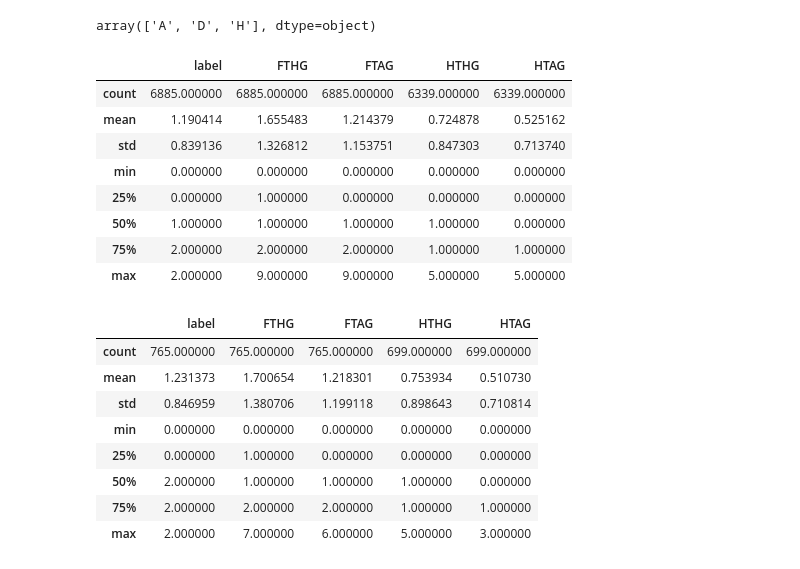
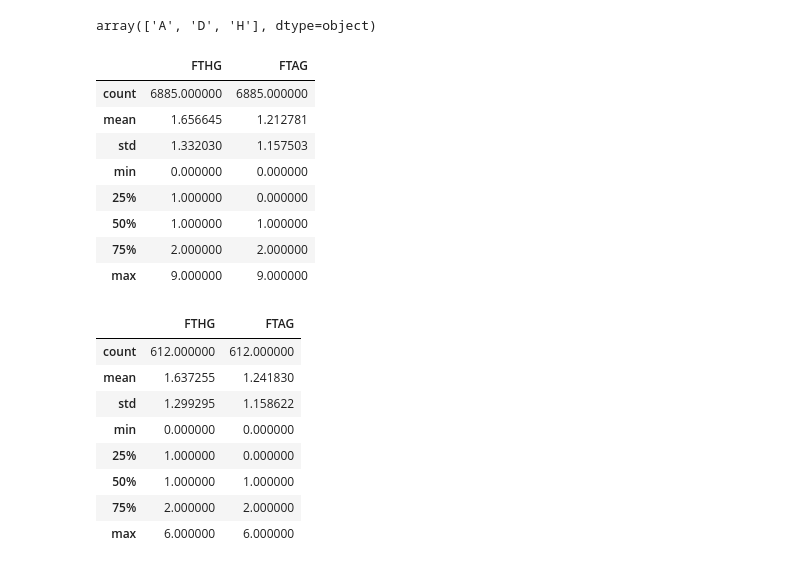
Before and after one commit to XinyueZ/tf, a Jupyter notebook: ipynb/Bundesliga_Results_estimator.ipynb, the cells around one changed output. Drawn from its saved outputs; the diff is of its cells as text; code cells hidden in the pictures.

Commit message:
Update Bundesliga_Results_estimator

```diff
--- a/ipynb/Bundesliga_Results_estimator.ipynb
+++ b/ipynb/Bundesliga_Results_estimator.ipynb
@@ -31,59 +31,63 @@ df.head()
 | 4 | D1 | 7/8/1993 | Hamburg | Nurnberg | 5 | 2 | H | NaN | NaN | NaN | 1993-94 |
 # %%
 def make_dataset_and_labels_and_class_num(df, label_name):
-  """This method will prepare dataset, labels for train, evaluation and classes.
+  """This method will prepare dataset, labels for train, evaluation, test and classes.
      Args:
       df: DataFrame format of datasource.
       label_name: The name of column in datasource which will be as target for train.
      Return:
-       Tuple of (ds_train, ds_eval, label_train, label_eval, classes)
+       Tuple of (ds_train, ds_eval, ds_test, label_train, label_eval, label_test, classes)
 
   """
   target_label_col = "label" #New column name in original table.
 
   encoder = LabelEncoder()
   label = encoder.fit_transform(df[label_name])
-  df.insert(2, target_label_col, label)
+  df.insert(8, target_label_col, label)
   result_fit = encoder.fit(df[label_name])
 
   random_seed = None
   np.random.seed(random_seed)
 
   ds_train = df.sample(frac=0.9, random_state=random_seed)
-  lines = len(ds_train)
   label_train = ds_train[target_label_col]
 
-  ds_eval = df.drop(ds_train.index)
+  ds_rest = df.drop(ds_train.index)
+
+  ds_eval = ds_rest.sample(frac=0.8, random_state=random_seed)
   label_eval = ds_eval[target_label_col]
 
-  return ds_train, ds_eval, label_train, label_eval, result_fit.classes_
+  ds_test = ds_rest.drop(ds_eval.index)
+  label_test = ds_test[target_label_col]
+
+  return ds_train[["FTHG", "FTAG"]], ds_eval[["FTHG", "FTAG"]], ds_test[["FTHG", "FTAG"]], label_train, label_eval, label_test, result_fit.classes_
 # %%
-ds_train, ds_eval, y_train, y_eval, result_classes = make_dataset_and_labels_and_class_num(df, "FTR")
+x_train, x_eval, x_test, y_train, y_eval, y_test, result_classes = make_dataset_and_labels_and_class_num(df, "FTR")
 # %%
 result_classes
 # %% [output]
 array(['A', 'D', 'H'], dtype=object)
 # %%
-ds_train.describe()
+x_train.describe()
 # %% [output]
-|  | label | FTHG | FTAG | HTHG | HTAG |
-| count | 6885.000000 | 6885.000000 | 6885.000000 | 6339.000000 | 6339.000000 |
-| mean | 1.190414 | 1.655483 | 1.214379 | 0.724878 | 0.525162 |
-| std | 0.839136 | 1.326812 | 1.153751 | 0.847303 | 0.713740 |
-| min | 0.000000 | 0.000000 | 0.000000 | 0.000000 | 0.000000 |
-| 25% | 0.000000 | 1.000000 | 0.000000 | 0.000000 | 0.000000 |
-| 50% | 1.000000 | 1.000000 | 1.000000 | 1.000000 | 0.000000 |
-| 75% | 2.000000 | 2.000000 | 2.000000 | 1.000000 | 1.000000 |
-| max | 2.000000 | 9.000000 | 9.000000 | 5.000000 | 5.000000 |
+|  | FTHG | FTAG |
+| count | 6885.000000 | 6885.000000 |
+| mean | 1.656645 | 1.212781 |
+| std | 1.332030 | 1.157503 |
+| min | 0.000000 | 0.000000 |
+| 25% | 1.000000 | 0.000000 |
+| 50% | 1.000000 | 1.000000 |
+| 75% | 2.000000 | 2.000000 |
+| max | 9.000000 | 9.000000 |
 # %%
-ds_eval.describe()
+x_eval.describe()
 # %% [output]
-|  | label | FTHG | FTAG | HTHG | HTAG |
-| count | 765.000000 | 765.000000 | 765.000000 | 699.000000 | 699.000000 |
-| mean | 1.231373 | 1.700654 | 1.218301 | 0.753934 | 0.510730 |
-| std | 0.846959 | 1.380706 | 1.199118 | 0.898643 | 0.710814 |
-| min | 0.000000 | 0.000000 | 0.000000 | 0.000000 | 0.000000 |
-| 25% | 0.000000 | 1.000000 | 0.000000 | 0.000000 | 0.000000 |
-| 50% | 2.000000 | 1.000000 | 1.000000 | 1.000000 | 0.000000 |
-| 75% | 2.000000 | 2.000000 | 2.000000 | 1.000000 | 1.000000 |
-| max | 2.000000 | 7.000000 | 6.000000 | 5.000000 | 3.000000 |
+|  | FTHG | FTAG |
+| count | 612.000000 | 612.000000 |
+| mean | 1.637255 | 1.241830 |
+| std | 1.299295 | 1.158622 |
+| min | 0.000000 | 0.000000 |
+| 25% | 1.000000 | 0.000000 |
+| 50% | 1.000000 | 1.000000 |
+| 75% | 2.000000 | 2.000000 |
+| max | 6.000000 | 6.000000 |
```
Also changed, not shown: parts of 17 cells of this notebook.
